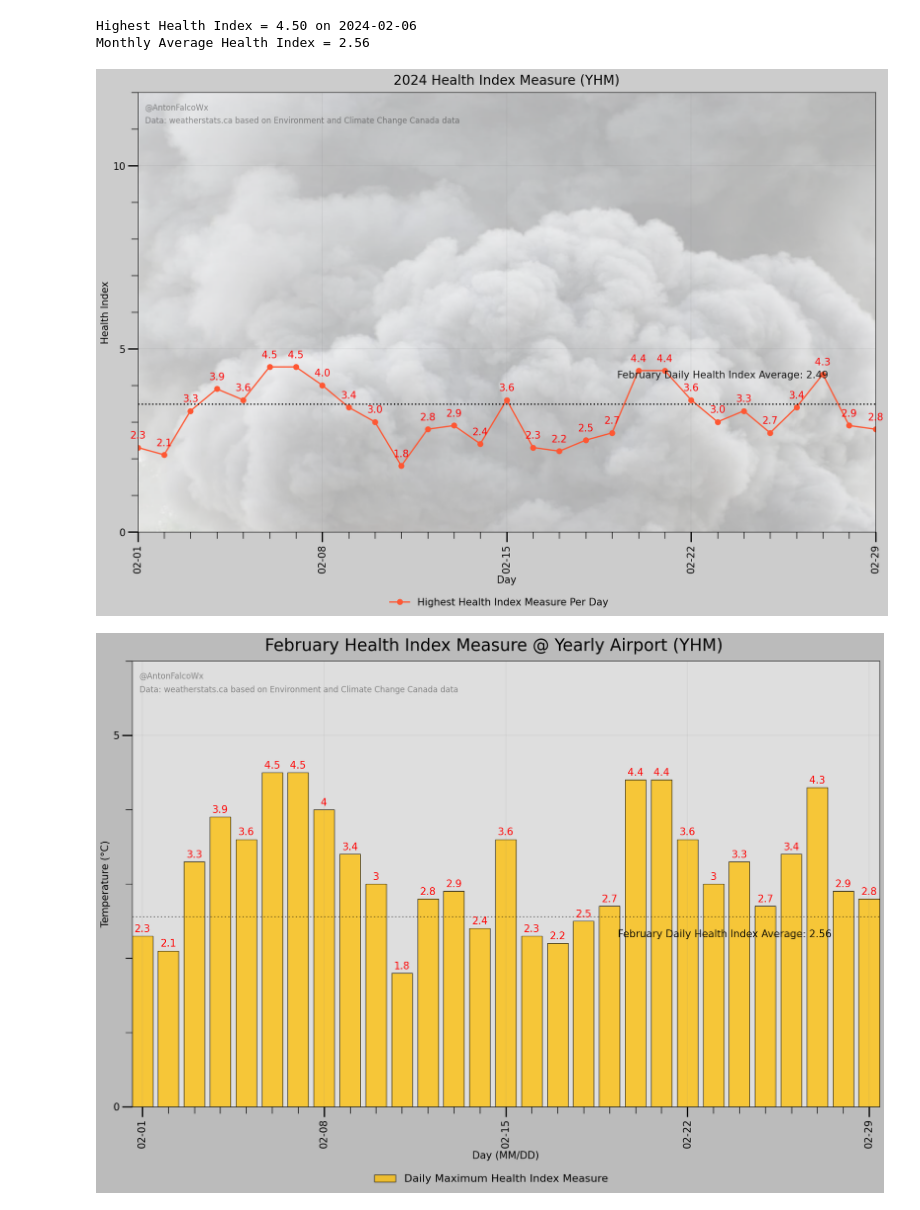
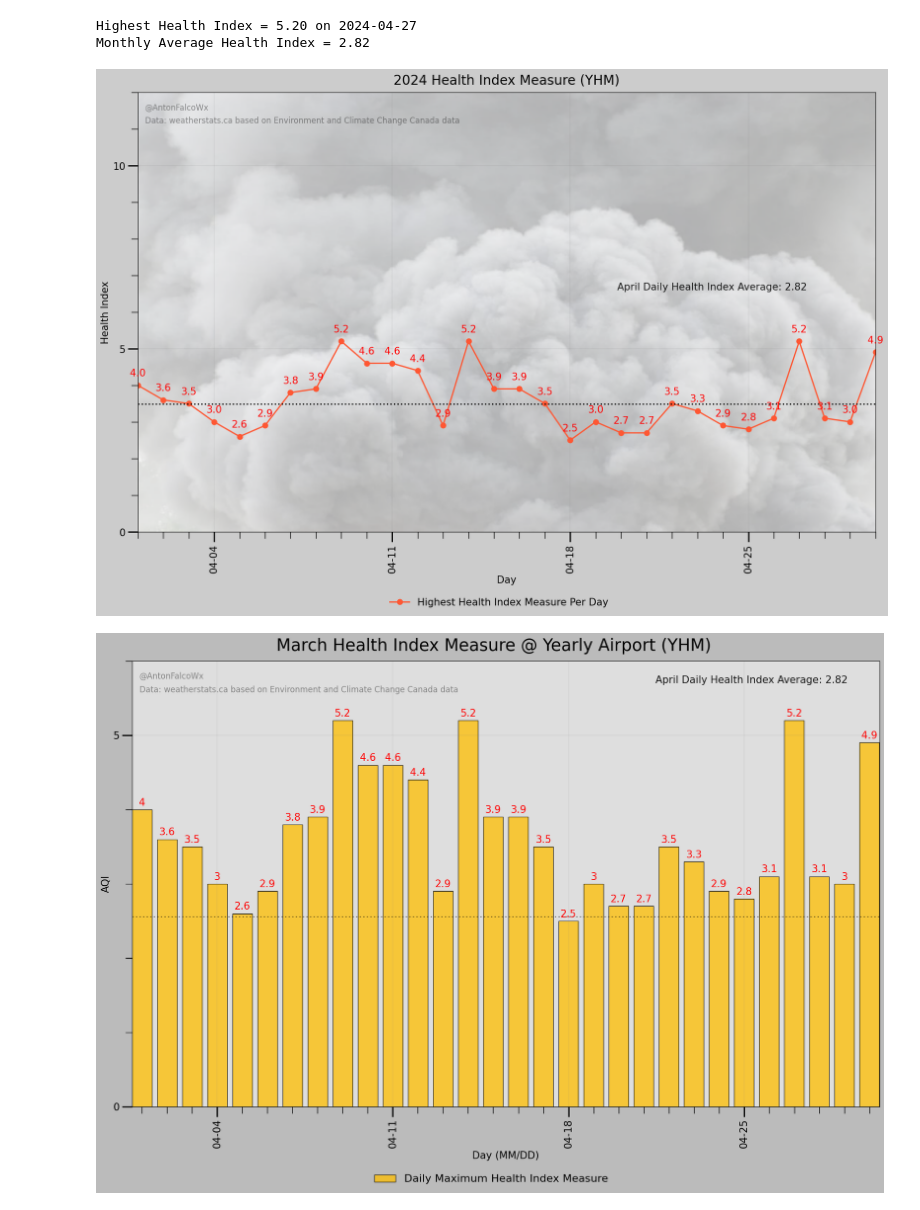
Before and after one commit to antonfalco/2024-YHM-Weather, a Jupyter notebook: YHM 2024 YEARLY OVERVIEW.ipynb, the cells around one changed output. Cells and saved outputs as stored; diff of their text form; code cells hidden in the pictures.

```diff
--- a/YHM 2024 YEARLY OVERVIEW.ipynb
+++ b/YHM 2024 YEARLY OVERVIEW.ipynb
@@ -411,7 +426,7 @@ plt.close()
 # %%
 #Un-Comment to use for monthly health breakdown
 Yearly = pd.read_excel(r'C:\Users\Anton\Desktop\Visualization\YHM Reports\YHM 2024\Yearly.xlsx')
-Yearly = Yearly[(Yearly['date'] >= '2024-02-01') & (Yearly['date'] < '2024-03-01')].reset_index()
+Yearly = Yearly[(Yearly['date'] >= '2024-04-01') & (Yearly['date'] < '2024-05-01')].reset_index()
 Yearly.tail(10)
 
 #For Highest Health Index Monthly
@@ -423,8 +438,8 @@ print(f"Highest Health Index = {Highest_Health:.2f} on {Date_Highest_Health}")
 Monthly_Health = Yearly['avg_health_index'].mean()
 print(f"Monthly Average Health Index = {Monthly_Health:.2f}")
 # %% [output]
-Highest Health Index = 4.50 on 2024-02-06
-Monthly Average Health Index = 2.56
+Highest Health Index = 5.20 on 2024-04-27
+Monthly Average Health Index = 2.82
 # %%
 #HEALTH INDEX: LINE
 
@@ -485,7 +500,7 @@ ax.xaxis.set_major_formatter(date_form)
 plt.text(0.01, 0.96, '@AntonFalcoWx', fontsize = 12, transform=ax.transAxes, alpha=0.4)
 plt.text(0.01, 0.93, 'Data: weatherstats.ca based on Environment and Climate Change Canada data', fontsize = 12, transform=ax.transAxes, alpha=0.4)
 #plt.text(0.2, 0.6, '2024 Daily Health Index Average: April to August (4.2)',color='red', fontsize = 10, transform=ax.transAxes, alpha=0.9)
-plt.text(0.65, 0.35, 'February Daily Health Index Average: 2.49',color='black', fontsize = 15, transform=ax.transAxes, alpha=0.9)
+plt.text(0.65, 0.55, 'April Daily Health Index Average: 2.82',color='black', fontsize = 15, transform=ax.transAxes, alpha=0.9)
 #plt.text(0.58, 0.95, 'Wildfire Smoke (gray)', color='black', fontsize=10, transform=ax.transAxes)
 
 #Average lines (Average Temperature and Average Precip)
@@ -507,11 +522,11 @@ ax.axhline(3.49,0,28,color='black', linewidth=2.0, linestyle='dotted')
 plt.show()
 plt.close()
 # %% [output]
-[figure, old version]
+[figure, new version]
 # %%
 #SPECIFIC TIME FRAME HEALTH INDEX: BAR
 fig, ax = plt.subplots(figsize=(20,12))
-fig.suptitle('February Health Index Measure @ Yearly Airport (YHM)',  y=.92, fontweight='bold', fontsize=25)
+fig.suptitle('March Health Index Measure @ Yearly Airport (YHM)',  y=.92, fontweight='bold', fontsize=25)
 ax.set_facecolor('#DEDEDE')
 fig.patch.set_facecolor('#bbb')
 
@@ -550,7 +565,7 @@ ax.legend(["Daily Maximum Health Index Measure"],fontsize=16, loc=1, bbox_to_anc
 #Labels (right plot)
 ax.grid(which='major', color='gray', linewidth=0.15)
 ax.set_xlabel('Day (MM/DD)',fontweight='bold', fontsize=15)
-ax.set_ylabel('Temperature (°C)',fontweight='bold', fontsize=15)
+ax.set_ylabel('AQI',fontweight='bold', fontsize=15)
 
 
 #Temperature & Day X/Y-axis
@@ -575,33 +590,33 @@ ax.xaxis.set_major_formatter(date_form)
 #Adding name and two line labels
 plt.text(0.01, 0.96, '@AntonFalcoWx', fontsize = 12, transform=ax.transAxes, alpha=0.4)
 plt.text(0.01, 0.93, 'Data: weatherstats.ca based on Environment and Climate Change Canada data', fontsize = 12, transform=ax.transAxes, alpha=0.4)
-plt.text(0.65, 0.38, 'February Daily Health Index Average: 2.56',color='black', fontsize = 15, transform=ax.transAxes, alpha=0.9)
+plt.text(0.7, 0.95, 'April Daily Health Index Average: 2.82',color='black', fontsize = 15, transform=ax.transAxes, alpha=0.9)
 #plt.text(0.69, 0.87, 'Notable Wildfire Smoke Events: Highlighted Gray', color='black', fontsize=12, transform=ax.transAxes)
 
 #Average lines (Average Health Index)
 ax.axhline(2.56,0,28,color='black', linewidth=2.0, linestyle='dotted', alpha=0.5)
 
 #Shaded background (Background Red)
 #ax.axhspan(11.5, 0, alpha=0.2, color='r')
 
 #Vertical Shading (smoke)
 #start_date = dt.datetime(2024, 6, 5)
 #end_date = dt.datetime(2024, 6, 8)
 #ax.axvspan(start_date, end_date, alpha=0.7, color='gray')
 #
 #start_date = dt.datetime(2024, 6, 27)
 #end_date = dt.datetime(2024, 7, 2)
 #ax.axvspan(start_date, end_date, alpha=0.7, color='gray')
 
 
 #Date formatter
 date_form = DateFormatter("%m-%d")
 ax.xaxis.set_major_formatter(date_form)
 
 
 #plt.savefig('YHM May through August Smoke.jpg', dpi=300)
 plt.show()
 plt.close()
 # %% [output]
-[figure, old version]
+[figure, new version]
 # %%
```
Also changed, not shown: parts of 12 cells of this notebook.
